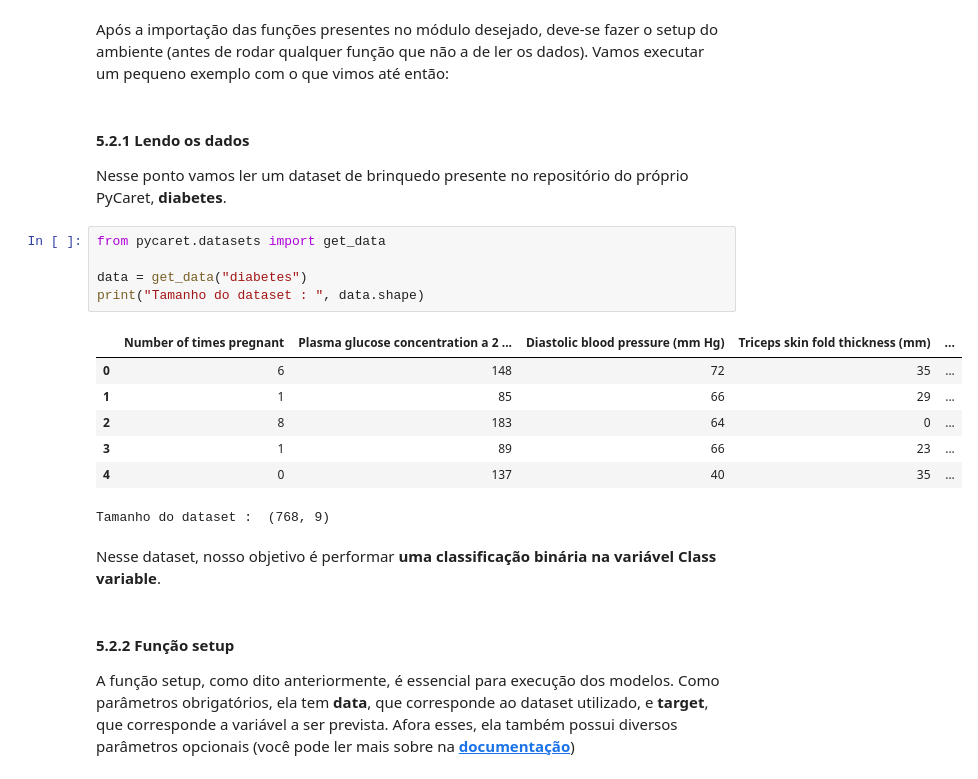
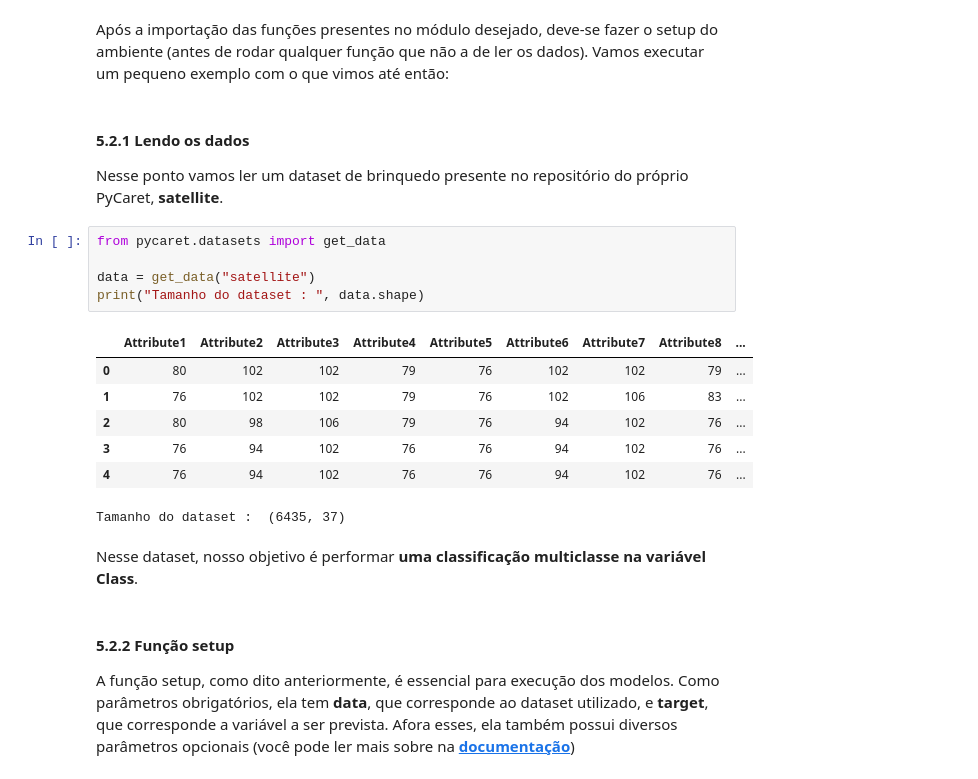
Before and after one commit to TailUFPB/Tutorials, a Jupyter notebook: Pycaret/Tutorial PyCaret.ipynb, the cells around one changed output. Saved outputs shown, nothing was run; the diff lists cells and outputs as text.

```diff
--- a/Pycaret/Tutorial PyCaret.ipynb
+++ b/Pycaret/Tutorial PyCaret.ipynb
@@ -539,22 +539,22 @@ Após a importação das funções presentes no módulo desejado, deve-se fazer
 # %% [markdown]
 #### 5.2.1 Lendo os dados
 
-Nesse ponto vamos ler um dataset de brinquedo presente no repositório do próprio PyCaret, **diabetes**.
+Nesse ponto vamos ler um dataset de brinquedo presente no repositório do próprio PyCaret, **satellite**.
 # %%
 from pycaret.datasets import get_data
 
-data = get_data("diabetes")
+data = get_data("satellite")
 print("Tamanho do dataset : ", data.shape)
 # %% [output]
-|  | Number of times pregnant | Plasma glucose concentration a 2 ... | Diastolic blood pressure (mm Hg) | Triceps skin fold thickness (mm) | ... |
-| 0 | 6 | 148 | 72 | 35 | ... |
-| 1 | 1 | 85 | 66 | 29 | ... |
-| 2 | 8 | 183 | 64 | 0 | ... |
-| 3 | 1 | 89 | 66 | 23 | ... |
-| 4 | 0 | 137 | 40 | 35 | ... |
+|  | Attribute1 | Attribute2 | Attribute3 | Attribute4 | Attribute5 | Attribute6 | Attribute7 | Attribute8 | ... |
+| 0 | 80 | 102 | 102 | 79 | 76 | 102 | 102 | 79 | ... |
+| 1 | 76 | 102 | 102 | 79 | 76 | 102 | 106 | 83 | ... |
+| 2 | 80 | 98 | 106 | 79 | 76 | 94 | 102 | 76 | ... |
+| 3 | 76 | 94 | 102 | 76 | 76 | 94 | 102 | 76 | ... |
+| 4 | 76 | 94 | 102 | 76 | 76 | 94 | 102 | 76 | ... |
-Tamanho do dataset :  (768, 9)
+Tamanho do dataset :  (6435, 37)
 # %% [markdown]
-Nesse dataset, nosso objetivo é performar **uma classificação binária na variável Class variable**.
+Nesse dataset, nosso objetivo é performar **uma classificação multiclasse na variável Class**.
 # %% [markdown]
 #### 5.2.2 Função setup
 
```
Also changed, not shown: parts of 30 cells of this notebook.
